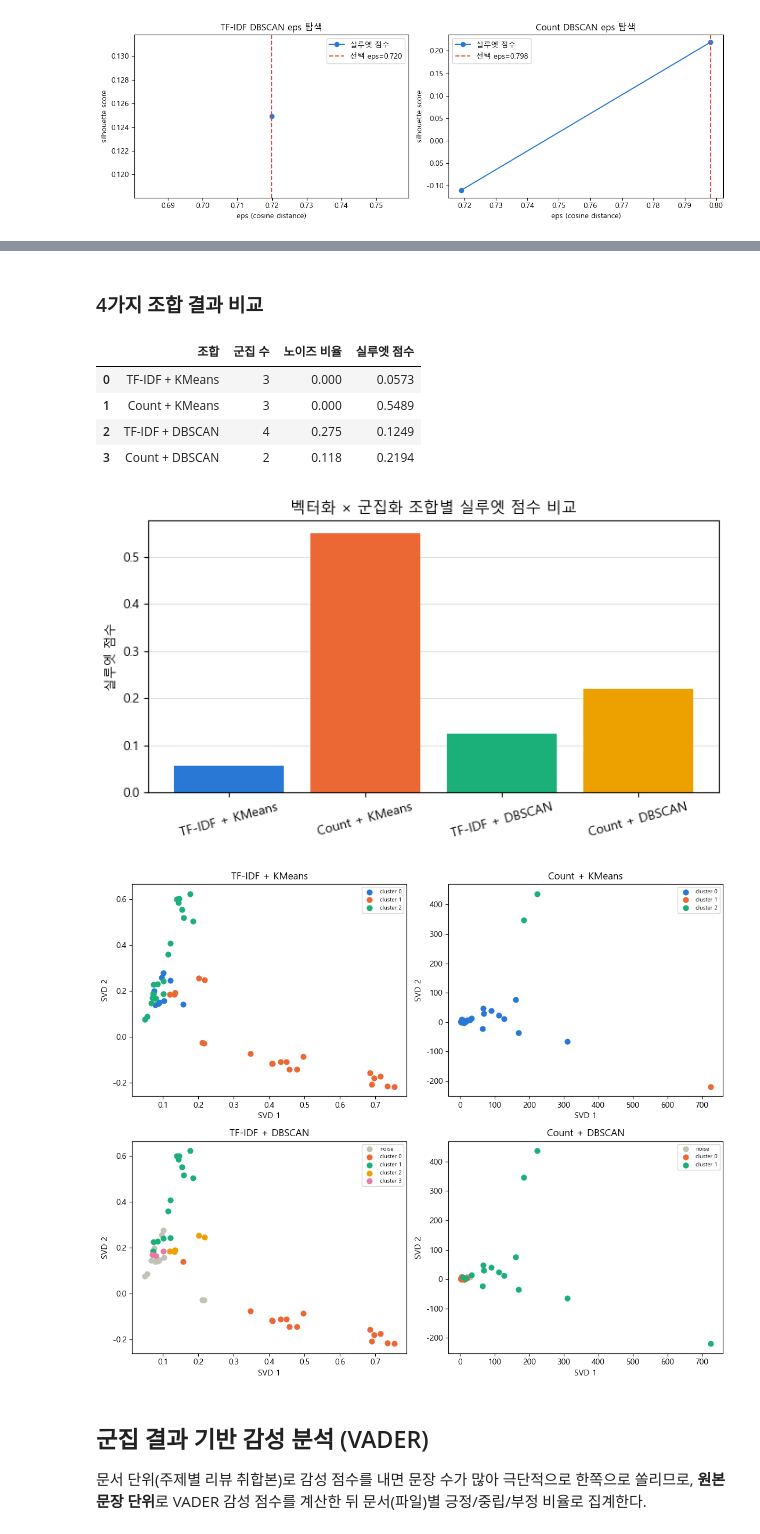
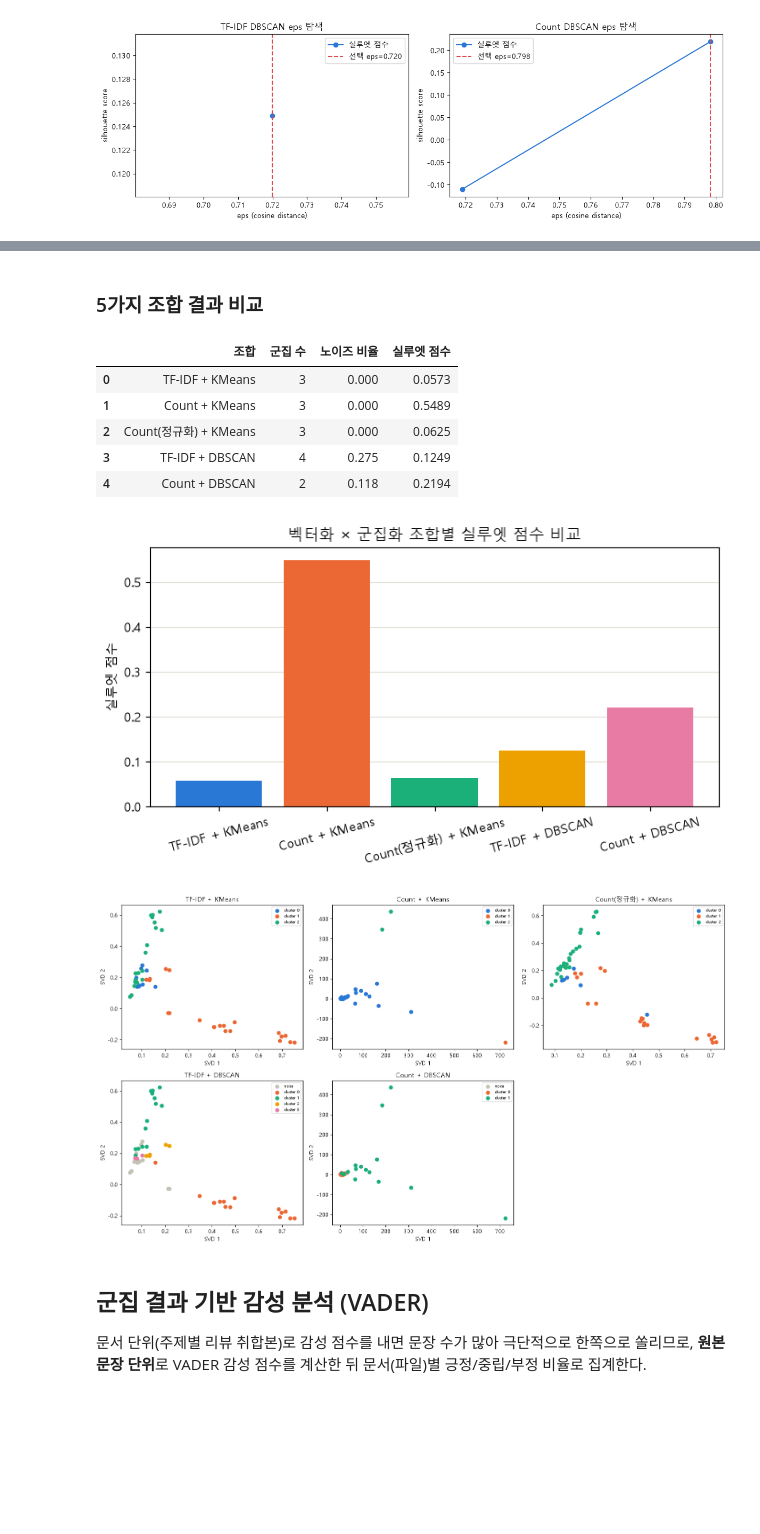
Before and after one commit to jcs19752510-ui/semi_project, a Jupyter notebook: 염윤호/03 Opiniosis Opinion Review/03_Opiniosis_Opinion_Review.ipynb, the cells around one changed output, grey strips where cells are left out. Drawn from its saved outputs; the diff is of its cells as text; code cells hidden in the pictures; blank space fills up the shorter version.

```diff
--- a/염윤호/03 Opiniosis Opinion Review/03_Opiniosis_Opinion_Review.ipynb
+++ b/염윤호/03 Opiniosis Opinion Review/03_Opiniosis_Opinion_Review.ipynb
@@ -272,0 +273,10 @@ document_df[['filename', 'label_count_kmeans']].sort_values(by='label_count_kmea
+# %%
+from sklearn.preprocessing import Normalizer
+
+# Count 벡터는 정규화가 없어 문서 길이(총 단어수)가 벡터 크기를 지배함
+# -> TF-IDF(L2 정규화)와 공정하게 비교하기 위해 L2 정규화 적용
+count_feature_vect_norm = Normalizer(norm='l2').fit_transform(count_feature_vect)
+
+count_norm_kmeans_model = KMeans(n_clusters=3, max_iter=10000, random_state=0)
+document_df['label_count_norm_kmeans'] = count_norm_kmeans_model.fit_predict(count_feature_vect_norm)
+document_df[['filename', 'label_count_norm_kmeans']].sort_values(by='label_count_norm_kmeans').head()
@@ -356,11 +373,12 @@ document_df[['filename', 'label_tfidf_kmeans', 'label_count_kmeans',
 | 3 | battery-life_ipod_nano_8gb | 2 | 0 | 1 | 0 |
 | 4 | battery-life_netbook_1005ha | 2 | 0 | 1 | 0 |
 # %% [markdown]
-### 4가지 조합 결과 비교
+### 5가지 조합 결과 비교
 # %%
 combos = [
     ('TF-IDF + KMeans', feature_vect, document_df['label_tfidf_kmeans']),
     ('Count + KMeans', count_feature_vect, document_df['label_count_kmeans']),
+    ('Count(정규화) + KMeans', count_feature_vect_norm, document_df['label_count_norm_kmeans']),
     ('TF-IDF + DBSCAN', feature_vect, document_df['label_tfidf_dbscan']),
     ('Count + DBSCAN', count_feature_vect, document_df['label_count_dbscan']),
 ]
@@ -381,11 +399,12 @@ comparison_df
 |  | 조합 | 군집 수 | 노이즈 비율 | 실루엣 점수 |
 | 0 | TF-IDF + KMeans | 3 | 0.000 | 0.0573 |
 | 1 | Count + KMeans | 3 | 0.000 | 0.5489 |
-| 2 | TF-IDF + DBSCAN | 4 | 0.275 | 0.1249 |
-| 3 | Count + DBSCAN | 2 | 0.118 | 0.2194 |
+| 2 | Count(정규화) + KMeans | 3 | 0.000 | 0.0625 |
+| 3 | TF-IDF + DBSCAN | 4 | 0.275 | 0.1249 |
+| 4 | Count + DBSCAN | 2 | 0.118 | 0.2194 |
 # %%
-# 카테고리 색상: dataviz 가이드의 검증된 팔레트(1~4번 슬롯)
-CATEGORY_COLORS = ['#2a78d6', '#eb6834', '#1baf7a', '#eda100']
+# 카테고리 색상: dataviz 가이드의 검증된 팔레트(1~5번 슬롯)
+CATEGORY_COLORS = ['#2a78d6', '#eb6834', '#1baf7a', '#eda100', '#e87ba4']
 
 fig, ax = plt.subplots(figsize=(7, 4))
 ax.bar(comparison_df['조합'], comparison_df['실루엣 점수'], color=CATEGORY_COLORS)
@@ -397,31 +416,32 @@ plt.xticks(rotation=15)
 plt.tight_layout()
 plt.show()
 # %% [output]
-[figure, old version]
+[figure, new version]
 # %%
 from sklearn.decomposition import TruncatedSVD
 
 # 카테고리 색상: dataviz 가이드의 검증된 팔레트(고정 순서, 8개 슬롯)
 CLUSTER_COLORS = ['#2a78d6', '#eb6834', '#1baf7a', '#eda100',
                   '#e87ba4', '#008300', '#4a3aa7', '#e34948']
 
-fig, axes = plt.subplots(2, 2, figsize=(11, 9))
+fig, axes = plt.subplots(2, 3, figsize=(16, 9))
 for ax, (name, X, labels) in zip(axes.flat, combos):
     coords = TruncatedSVD(n_components=2, random_state=0).fit_transform(X)
     labels = labels.values
     for i, lab in enumerate(sorted(set(labels))):
         mask = labels == lab
         color = '#c3c2b7' if lab == -1 else CLUSTER_COLORS[i % len(CLUSTER_COLORS)]
         label_name = 'noise' if lab == -1 else f'cluster {lab}'
         ax.scatter(coords[mask, 0], coords[mask, 1], c=color, label=label_name, s=40)
     ax.set_title(name)
     ax.set_xlabel('SVD 1')
     ax.set_ylabel('SVD 2')
     ax.legend(fontsize=7)
+fig.delaxes(axes.flat[5])  # 5개 콤보만 있으므로 마지막 칸 숨김
 plt.tight_layout()
 plt.show()
 # %% [output]
-[figure, old version]
+[figure, new version]
 # %% [markdown]
 ## 군집 결과 기반 감성 분석 (VADER)
 
```
Also changed, not shown: parts of 19 cells of this notebook, 4 other files.
